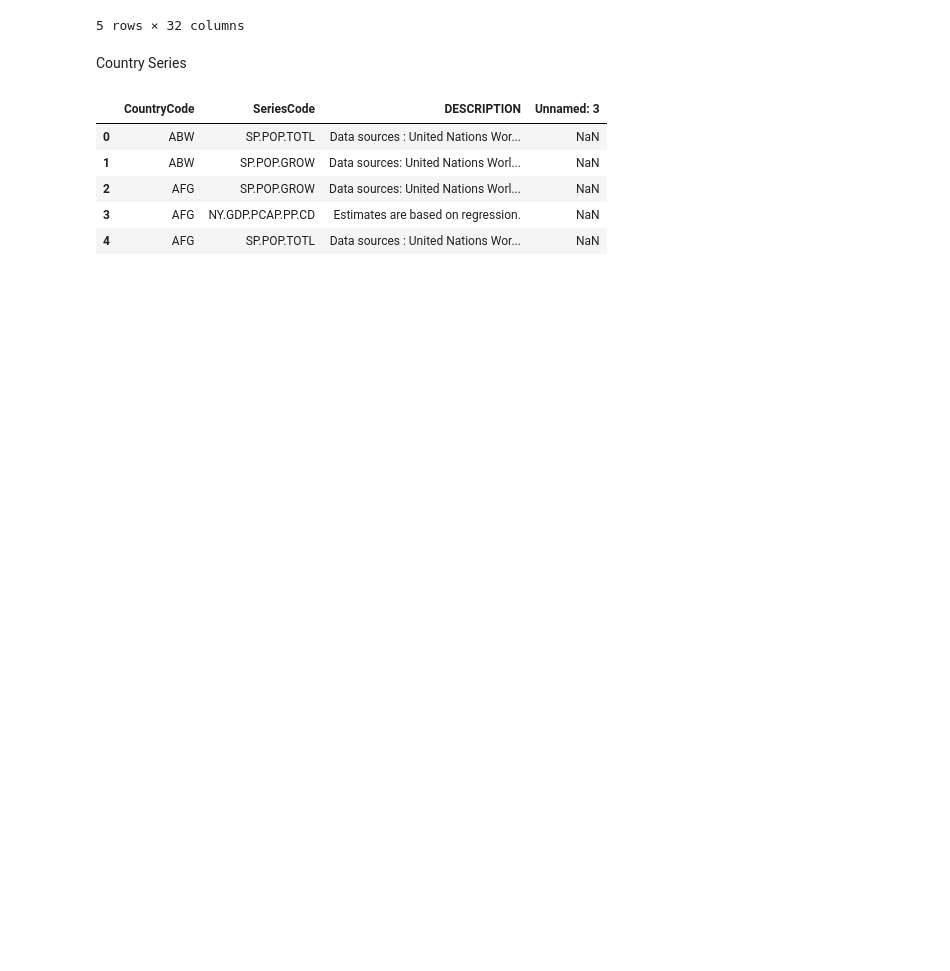
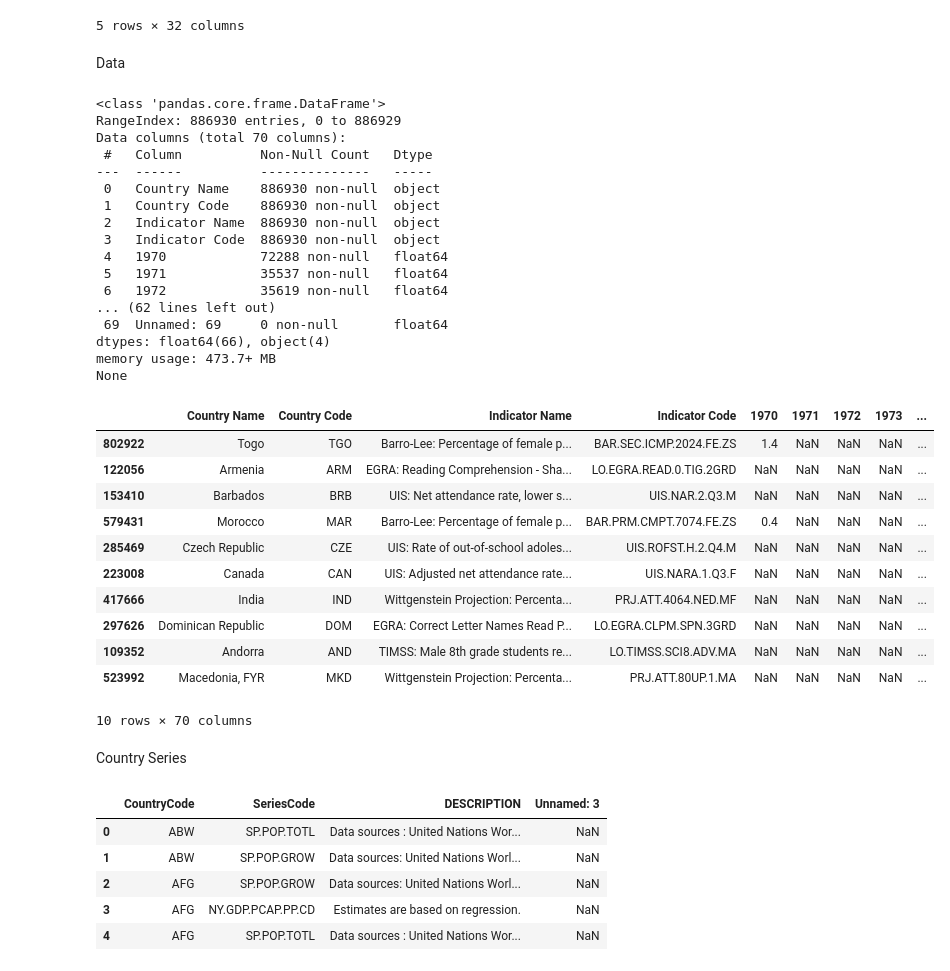
Before and after one commit to Dzov/DSP2, a Jupyter notebook: P2-notebook.ipynb, the cells around one changed output. Drawn from its saved outputs; the diff is of its cells as text; code cells hidden in the pictures; blank space fills up the shorter version.

```diff
--- a/P2-notebook.ipynb
+++ b/P2-notebook.ipynb
@@ -23,6 +23,41 @@ display(country.head())
 | 3 | ALB | Albania | Albania | Republic of Albania | AL | Albanian lek | NaN | Europe & Central Asia | ... |
 | 4 | AND | Andorra | Andorra | Principality of Andorra | AD | Euro | NaN | Europe & Central Asia | ... |
 5 rows × 32 columns
+# %% [markdown]
+Data
+# %%
+print(raw_data.info())
+display(raw_data.sample(10))
+# %% [output]
+<class 'pandas.core.frame.DataFrame'>
+RangeIndex: 886930 entries, 0 to 886929
+Data columns (total 70 columns):
+ #   Column          Non-Null Count   Dtype
+---  ------          --------------   -----
+ 0   Country Name    886930 non-null  object
+ 1   Country Code    886930 non-null  object
+ 2   Indicator Name  886930 non-null  object
+ 3   Indicator Code  886930 non-null  object
+ 4   1970            72288 non-null   float64
+ 5   1971            35537 non-null   float64
+ 6   1972            35619 non-null   float64
+... (62 lines left out)
+ 69  Unnamed: 69     0 non-null       float64
+dtypes: float64(66), object(4)
+memory usage: 473.7+ MB
+None
+|  | Country Name | Country Code | Indicator Name | Indicator Code | 1970 | 1971 | 1972 | 1973 | ... |
+| 802922 | Togo | TGO | Barro-Lee: Percentage of female p... | BAR.SEC.ICMP.2024.FE.ZS | 1.4 | NaN | NaN | NaN | ... |
+| 122056 | Armenia | ARM | EGRA: Reading Comprehension - Sha... | LO.EGRA.READ.0.TIG.2GRD | NaN | NaN | NaN | NaN | ... |
+| 153410 | Barbados | BRB | UIS: Net attendance rate, lower s... | UIS.NAR.2.Q3.M | NaN | NaN | NaN | NaN | ... |
+| 579431 | Morocco | MAR | Barro-Lee: Percentage of female p... | BAR.PRM.CMPT.7074.FE.ZS | 0.4 | NaN | NaN | NaN | ... |
+| 285469 | Czech Republic | CZE | UIS: Rate of out-of-school adoles... | UIS.ROFST.H.2.Q4.M | NaN | NaN | NaN | NaN | ... |
+| 223008 | Canada | CAN | UIS: Adjusted net attendance rate... | UIS.NARA.1.Q3.F | NaN | NaN | NaN | NaN | ... |
+| 417666 | India | IND | Wittgenstein Projection: Percenta... | PRJ.ATT.4064.NED.MF | NaN | NaN | NaN | NaN | ... |
+| 297626 | Dominican Republic | DOM | EGRA: Correct Letter Names Read P... | LO.EGRA.CLPM.SPN.3GRD | NaN | NaN | NaN | NaN | ... |
+| 109352 | Andorra | AND | TIMSS: Male 8th grade students re... | LO.TIMSS.SCI8.ADV.MA | NaN | NaN | NaN | NaN | ... |
+| 523992 | Macedonia, FYR | MKD | Wittgenstein Projection: Percenta... | PRJ.ATT.80UP.1.MA | NaN | NaN | NaN | NaN | ... |
+10 rows × 70 columns
 # %% [markdown]
 Country Series
 # %%
```
Also changed, not shown: parts of 45 cells of this notebook.
